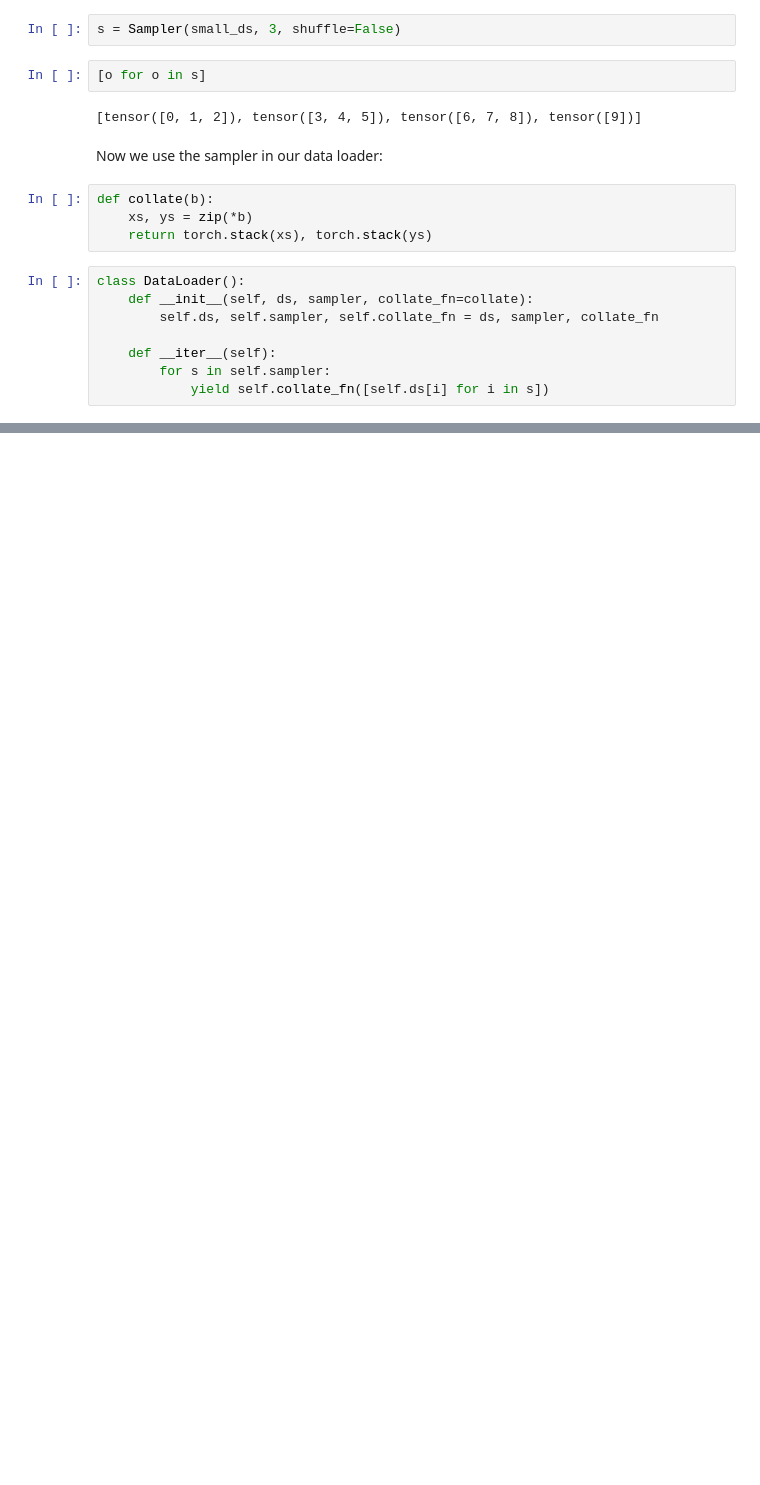
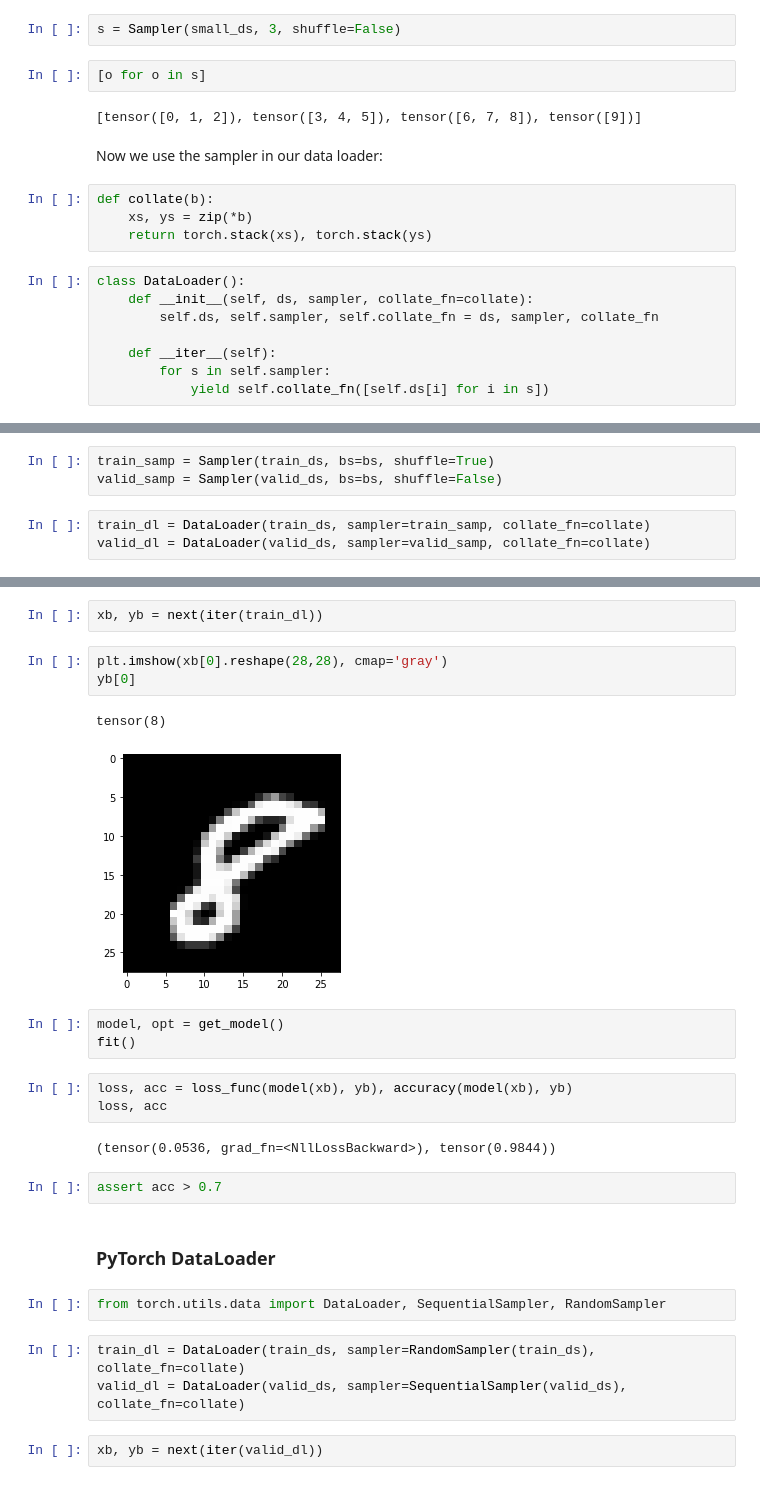
Before and after one commit to Akramz/Impractical-DL, a Jupyter notebook: 01.ipynb, the cells around one changed output, grey strips where cells are left out. Drawn from its saved outputs; the diff is of its cells as text; blank space fills up the shorter version.

Commit message:
Finalized Training Loop

```diff
--- a/01.ipynb
+++ b/01.ipynb
@@ -856,0 +859,6 @@ class DataLoader():
+# %%
+train_samp = Sampler(train_ds, bs=bs, shuffle=True)
+valid_samp = Sampler(valid_ds, bs=bs, shuffle=False)
+# %%
+train_dl = DataLoader(train_ds, sampler=train_samp, collate_fn=collate)
+valid_dl = DataLoader(valid_ds, sampler=valid_samp, collate_fn=collate)
@@ -856,0 +873,27 @@ class DataLoader():
+# %%
+xb, yb = next(iter(train_dl))
+# %%
+plt.imshow(xb[0].reshape(28,28), cmap='gray')
+yb[0]
+# %% [output]
+tensor(8)
+[figure, added]
+# %%
+model, opt = get_model()
+fit()
+# %%
+loss, acc = loss_func(model(xb), yb), accuracy(model(xb), yb)
+loss, acc
+# %% [output]
+(tensor(0.0536, grad_fn=<NllLossBackward>), tensor(0.9844))
+# %%
+assert acc > 0.7
+# %% [markdown]
+### PyTorch DataLoader
+# %%
+from torch.utils.data import DataLoader, SequentialSampler, RandomSampler
+# %%
+train_dl = DataLoader(train_ds, sampler=RandomSampler(train_ds), collate_fn=collate)
+valid_dl = DataLoader(valid_ds, sampler=SequentialSampler(valid_ds), collate_fn=collate)
+# %%
+xb, yb = next(iter(valid_dl))
```
Also changed, not shown: parts of 27 cells of this notebook.
